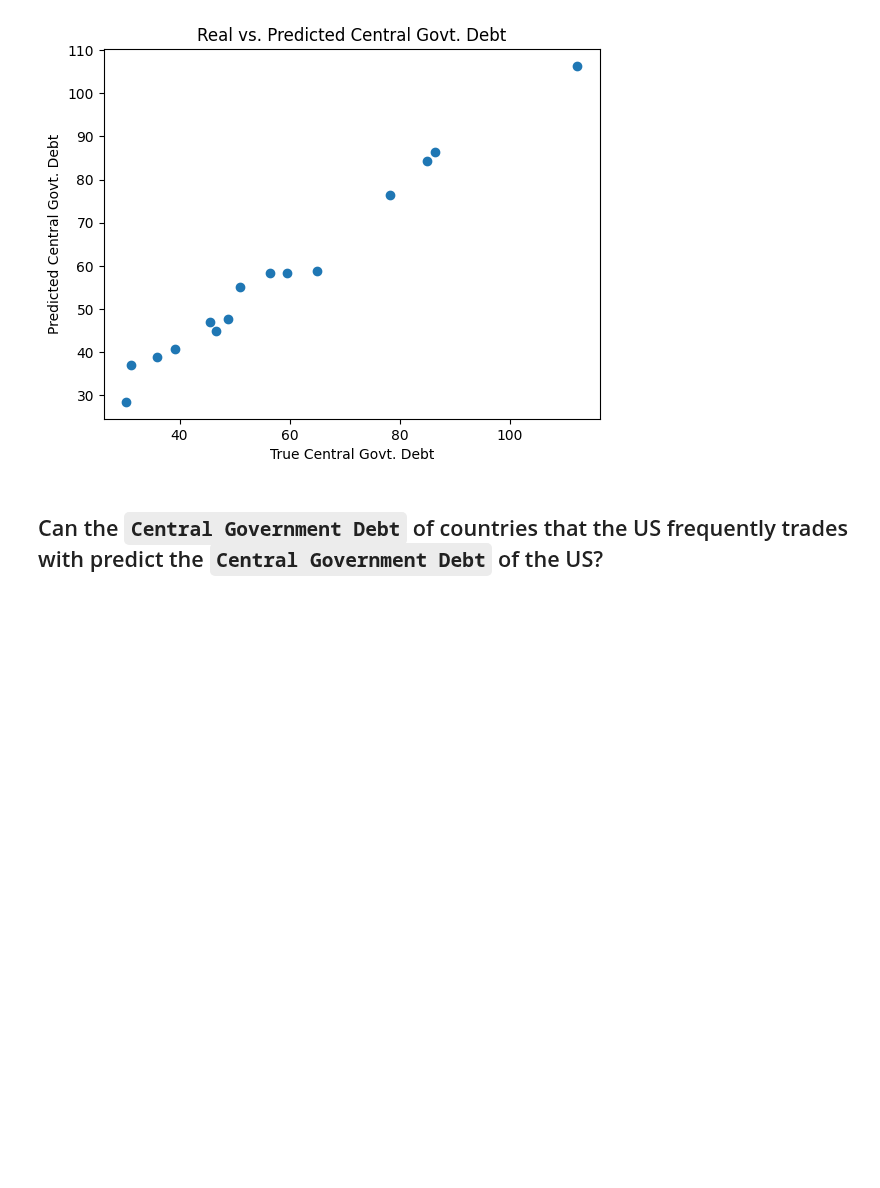
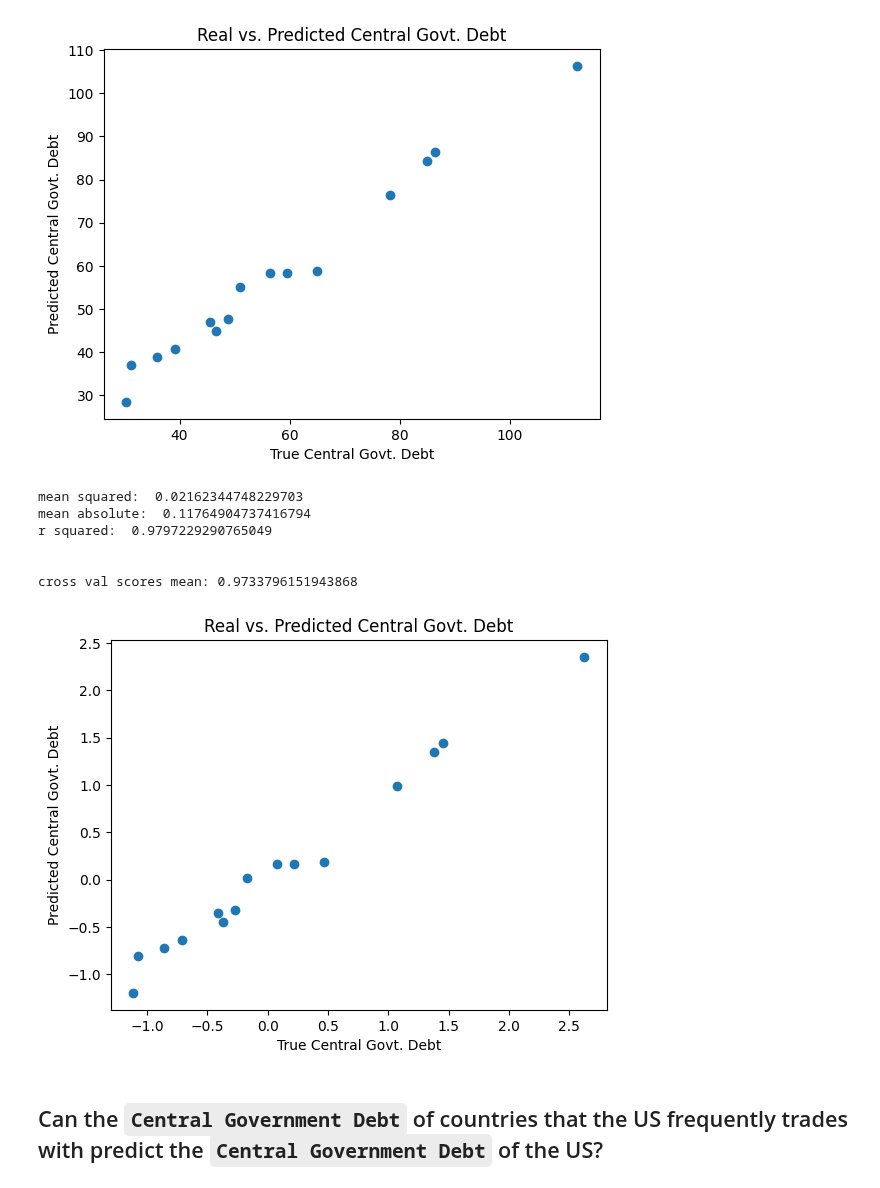
Before and after one commit to kurealnum/dsrp-2025, a Jupyter notebook: DSRP_Global_Debt.ipynb, the cells around one changed output. Drawn from its saved outputs; the diff is of its cells as text; code cells hidden in the pictures; blank space fills up the shorter version.

```diff
--- a/DSRP_Global_Debt.ipynb
+++ b/DSRP_Global_Debt.ipynb
@@ -777,6 +777,41 @@ r squared:  0.9797229290765047
 
 cross val scores mean: 0.9733796151943865
 [figure]
+# %%
+# With standardization...
+scaler = StandardScaler()
+
+features = scaler.fit_transform(central_govt_debt_df.T.drop("United States", axis = 1))
+
+label = scaler.fit_transform(central_govt_debt_df.T[["United States"]])
+
+X_train, X_test, y_train, y_test = model_selection.train_test_split(features, label, test_size=0.2, random_state=42)
+
+reg = LinearRegression()
+reg.fit(X_train, y_train)
+pred = reg.predict(X_test)
+
+print('mean squared: ', mean_squared_error(y_test, pred))
+print("mean absolute: ", mean_absolute_error(y_test, pred))
+print('r squared: ', r2_score(y_test, pred))
+print("\n")
+
+scores = model_selection.cross_val_score(reg, X_train, y_train, scoring='r2', cv=5)
+print("cross val scores mean: " + str(scores.mean()))
+
+plt.scatter(y_test, pred)
+plt.xlabel('True Central Govt. Debt')
+plt.ylabel('Predicted Central Govt. Debt')
+plt.title("Real vs. Predicted Central Govt. Debt")
+plt.show()
+# %% [output]
+mean squared:  0.02162344748229703
+mean absolute:  0.11764904737416794
+r squared:  0.9797229290765049
+
+
+cross val scores mean: 0.9733796151943868
+[figure, added]
 # %% [markdown]
 ## Can the `Central Government Debt` of countries that the US frequently trades with predict the `Central Government Debt` of the US?
 # %% [markdown]
```
Also changed, not shown: parts of 3 cells of this notebook.
